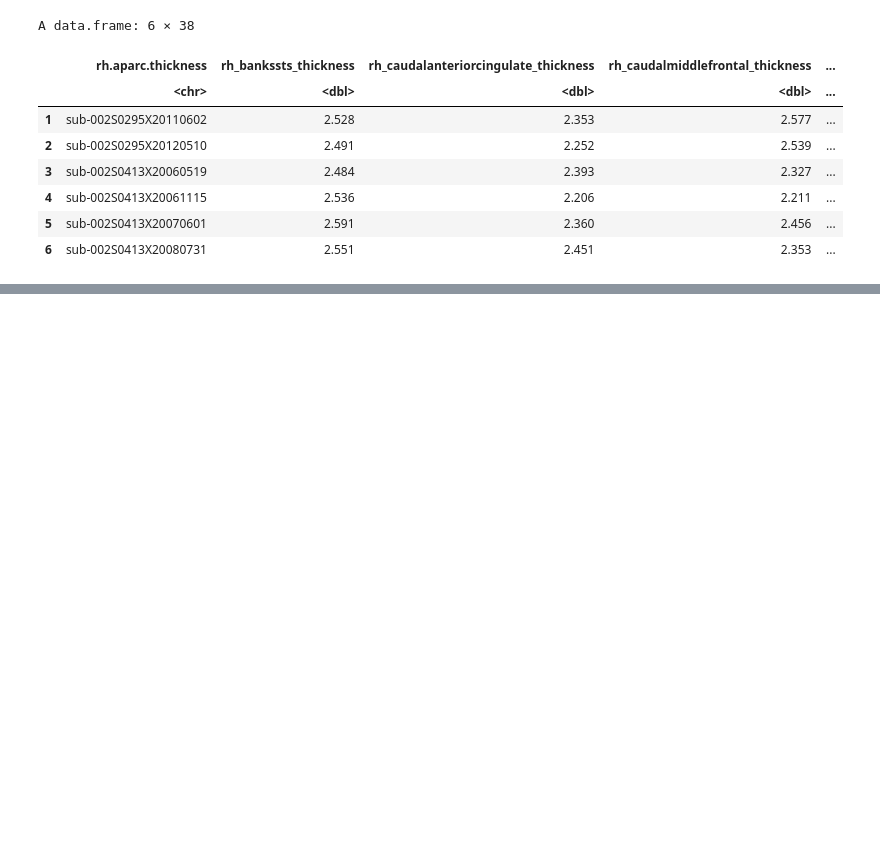
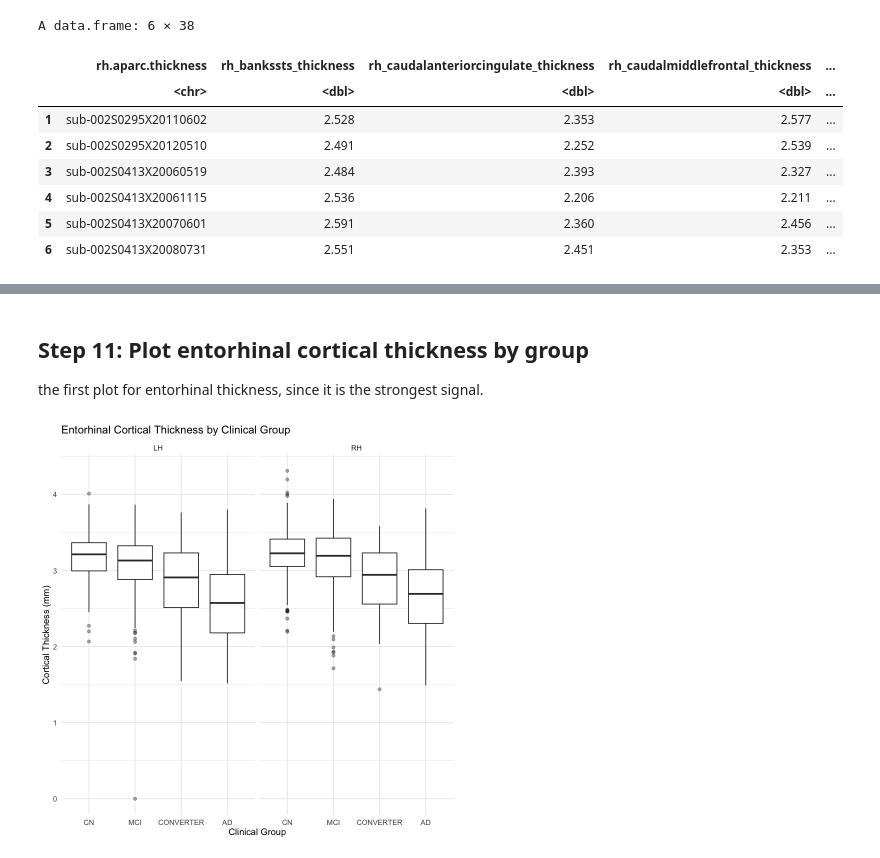
Before and after one commit to ACastellana0629/AD_onboarding, a Jupyter notebook: R_analysis/Analysis.ipynb, the cells around one changed output, grey strips where cells are left out. Saved outputs shown, nothing was run; the diff lists cells and outputs as text; code cells hidden in the pictures; blank space fills up the shorter version.

Commit message:
added more to my analysis.ipynb notebook using R.

```diff
--- a/R_analysis/Analysis.ipynb
+++ b/R_analysis/Analysis.ipynb
@@ -44,0 +170,20 @@ A data.frame: 6 × 38
+# %%
+# Step 2: Identify cortical thickness predictor columns
+# Left hemisphere cortical region columns
+lh_thickness_cols <- names(LH_data) %>%
+  keep(~ str_starts(.x, "lh_")) %>%
+  discard(~ .x %in% c("lh_MeanThickness_thickness"))
+
+# Right hemisphere cortical region columns
+rh_thickness_cols <- names(RH_data) %>%
+  keep(~ str_starts(.x, "rh_")) %>%
+  discard(~ .x %in% c("rh_MeanThickness_thickness"))
+
+# Check number of cortical thickness predictors
+length(lh_thickness_cols)
+length(rh_thickness_cols)
+length(c(lh_thickness_cols, rh_thickness_cols))
+
+# Print column names
+lh_thickness_cols
+rh_thickness_cols
@@ -44,0 +1056,26 @@ A data.frame: 6 × 38
+# %% [markdown]
+## Step 11: Plot entorhinal cortical thickness by group
+the first plot for entorhinal thickness, since it is the strongest signal.
+# %%
+# ============================================================
+# Step 11: Plot entorhinal cortical thickness by group
+# ============================================================
+
+entorhinal_plot_data <- analysis_long %>%
+  filter(region == "entorhinal") %>%
+  mutate(
+    group4 = factor(group4, levels = c("CN", "MCI", "CONVERTER", "AD")),
+    hemisphere = factor(hemisphere, levels = c("LH", "RH"))
+  )
+
+ggplot(entorhinal_plot_data, aes(x = group4, y = thickness)) +
+  geom_boxplot(outlier.alpha = 0.4) +
+  facet_wrap(~ hemisphere) +
+  labs(
+    title = "Entorhinal Cortical Thickness by Clinical Group",
+    x = "Clinical Group",
+    y = "Cortical Thickness (mm)"
+  ) +
+  theme_minimal()
+# %% [output]
+[figure, added]
```
Also changed, not shown: parts of 57 cells of this notebook.
